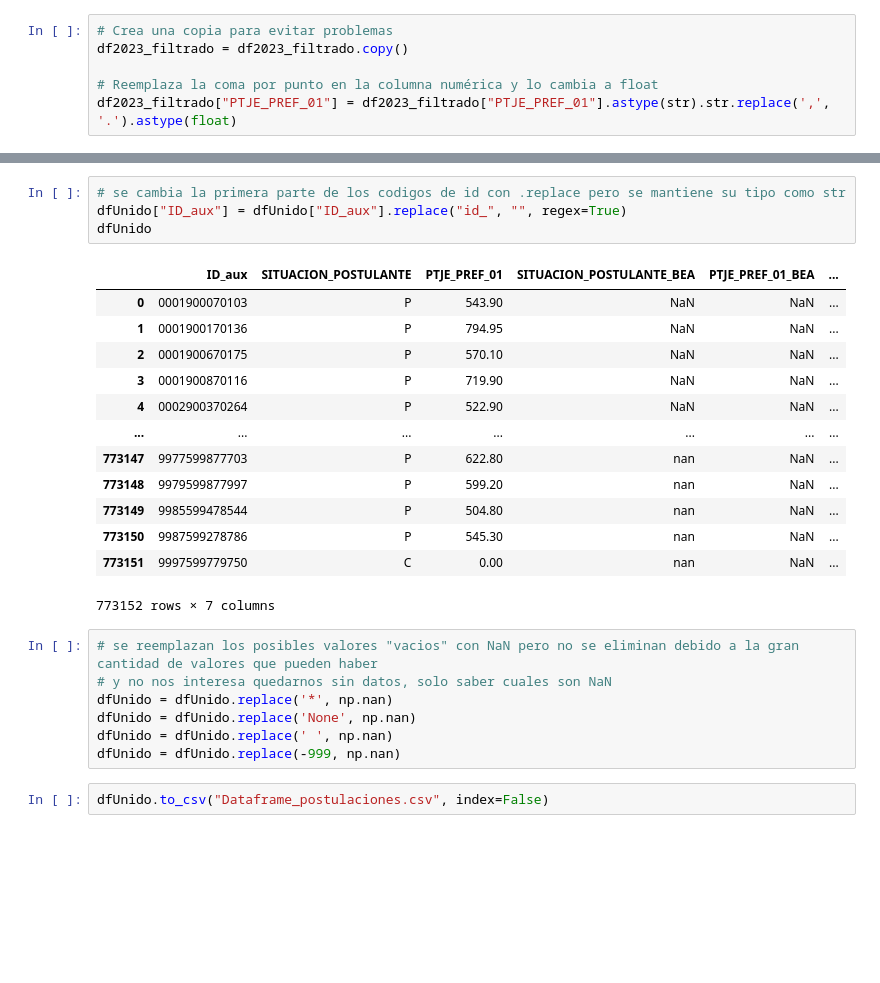
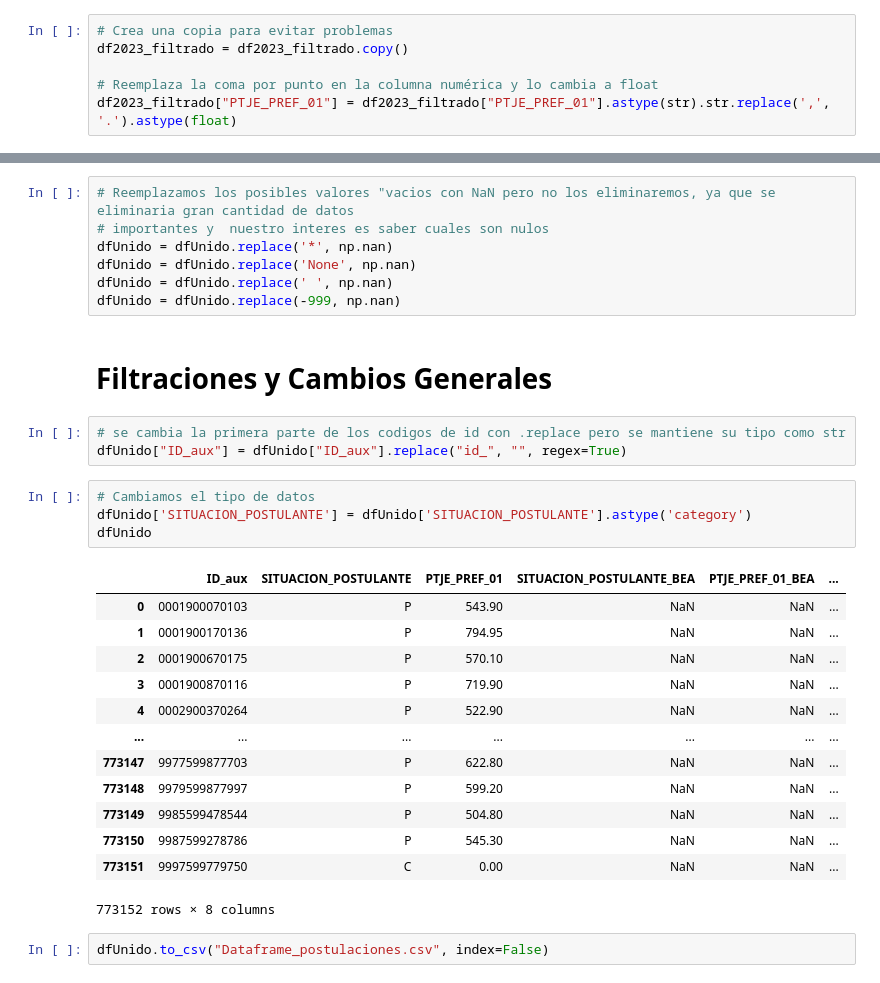
Before and after one commit to javibascur/Proyecto-Cs-Datos, a Jupyter notebook: Limpieza_De_Datos/Proceso_Limpieza_Postulaciones.ipynb, the cells around one changed output, grey strips where cells are left out. Cells and saved outputs as stored; diff of their text form; blank space fills up the shorter version.

```diff
--- a/Limpieza_De_Datos/Proceso_Limpieza_Postulaciones.ipynb
+++ b/Limpieza_De_Datos/Proceso_Limpieza_Postulaciones.ipynb
@@ -264,27 +336,32 @@ dfUnido
-# %%
-# se cambia la primera parte de los codigos de id con .replace pero se mantiene su tipo como str
-dfUnido["ID_aux"] = dfUnido["ID_aux"].replace("id_", "", regex=True)
-dfUnido
-# %% [output]
-|  | ID_aux | SITUACION_POSTULANTE | PTJE_PREF_01 | SITUACION_POSTULANTE_BEA | PTJE_PREF_01_BEA | ... |
-| 0 | 0001900070103 | P | 543.90 | NaN | NaN | ... |
-| 1 | 0001900170136 | P | 794.95 | NaN | NaN | ... |
-| 2 | 0001900670175 | P | 570.10 | NaN | NaN | ... |
-| 3 | 0001900870116 | P | 719.90 | NaN | NaN | ... |
-| 4 | 0002900370264 | P | 522.90 | NaN | NaN | ... |
-| ... | ... | ... | ... | ... | ... | ... |
-| 773147 | 9977599877703 | P | 622.80 | nan | NaN | ... |
-| 773148 | 9979599877997 | P | 599.20 | nan | NaN | ... |
-| 773149 | 9985599478544 | P | 504.80 | nan | NaN | ... |
-| 773150 | 9987599278786 | P | 545.30 | nan | NaN | ... |
-| 773151 | 9997599779750 | C | 0.00 | nan | NaN | ... |
-773152 rows × 7 columns
 # %%
-# se reemplazan los posibles valores "vacios" con NaN pero no se eliminan debido a la gran cantidad de valores que pueden haber
-# y no nos interesa quedarnos sin datos, solo saber cuales son NaN
+# Reemplazamos los posibles valores "vacios con NaN pero no los eliminaremos, ya que se eliminaria gran cantidad de datos
+# importantes y  nuestro interes es saber cuales son nulos
 dfUnido = dfUnido.replace('*', np.nan)
 dfUnido = dfUnido.replace('None', np.nan)
 dfUnido = dfUnido.replace(' ', np.nan)
 dfUnido = dfUnido.replace(-999, np.nan)
+# %% [markdown]
+# Filtraciones y Cambios Generales
+# %%
+# se cambia la primera parte de los codigos de id con .replace pero se mantiene su tipo como str
+dfUnido["ID_aux"] = dfUnido["ID_aux"].replace("id_", "", regex=True)
+# %%
+# Cambiamos el tipo de datos
+dfUnido['SITUACION_POSTULANTE'] = dfUnido['SITUACION_POSTULANTE'].astype('category')
+dfUnido
+# %% [output]
+|  | ID_aux | SITUACION_POSTULANTE | PTJE_PREF_01 | SITUACION_POSTULANTE_BEA | PTJE_PREF_01_BEA | ... |
+| 0 | 0001900070103 | P | 543.90 | NaN | NaN | ... |
+| 1 | 0001900170136 | P | 794.95 | NaN | NaN | ... |
+| 2 | 0001900670175 | P | 570.10 | NaN | NaN | ... |
+| 3 | 0001900870116 | P | 719.90 | NaN | NaN | ... |
+| 4 | 0002900370264 | P | 522.90 | NaN | NaN | ... |
+| ... | ... | ... | ... | ... | ... | ... |
+| 773147 | 9977599877703 | P | 622.80 | NaN | NaN | ... |
+| 773148 | 9979599877997 | P | 599.20 | NaN | NaN | ... |
+| 773149 | 9985599478544 | P | 504.80 | NaN | NaN | ... |
+| 773150 | 9987599278786 | P | 545.30 | NaN | NaN | ... |
+| 773151 | 9997599779750 | C | 0.00 | NaN | NaN | ... |
+773152 rows × 8 columns
 # %%
 dfUnido.to_csv("Dataframe_postulaciones.csv", index=False)
```
Also changed, not shown: parts of 20 cells of this notebook, 3 other files.
